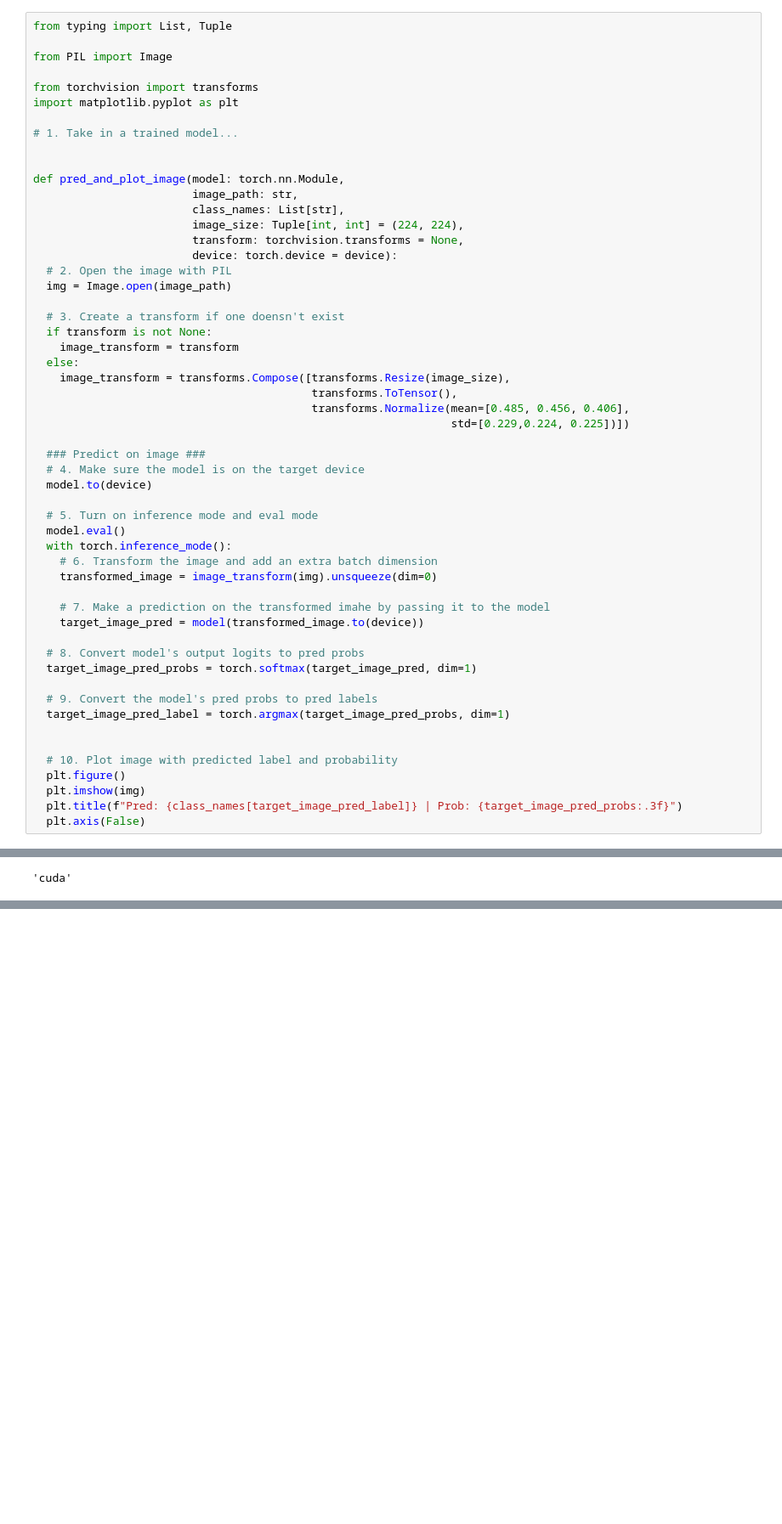
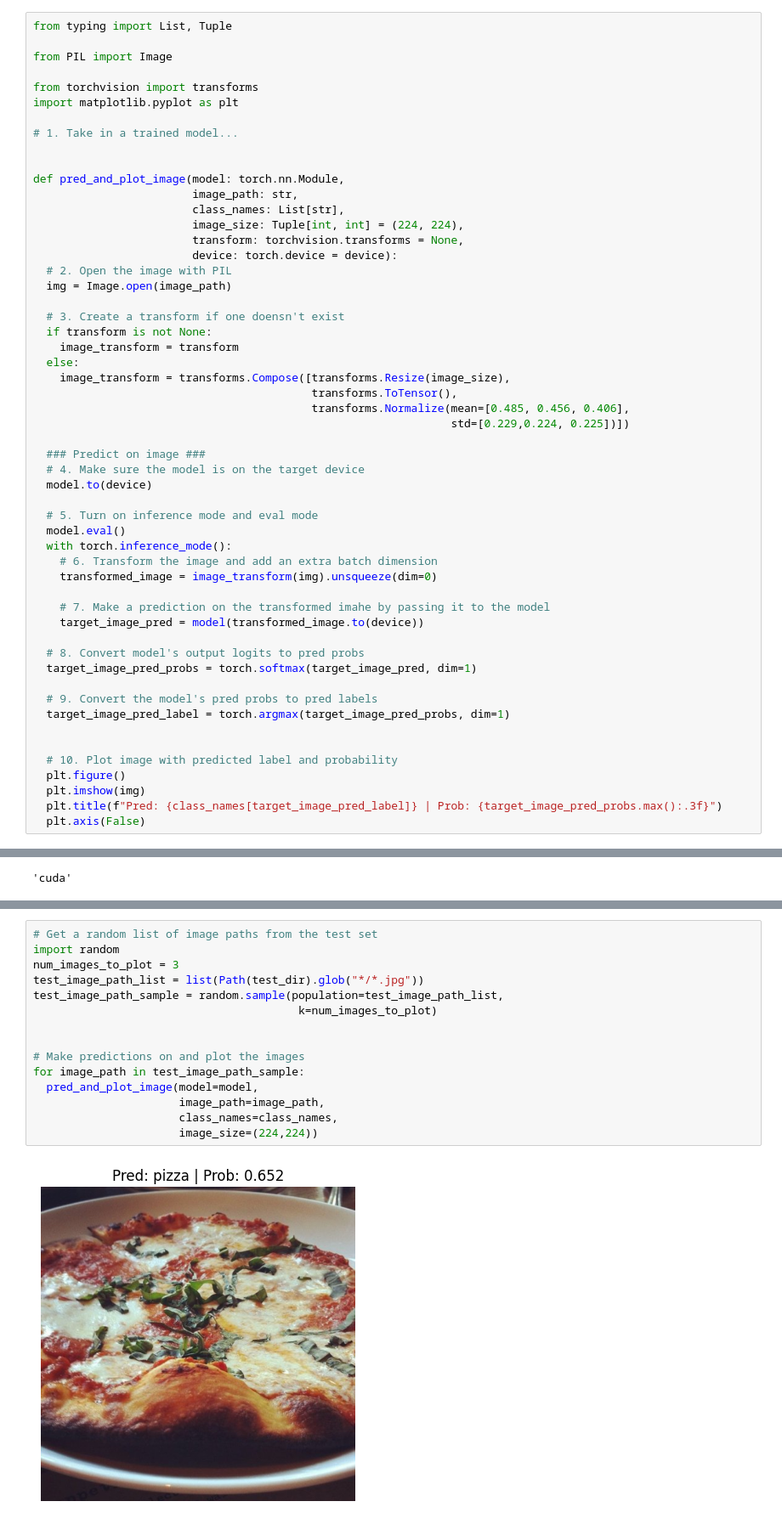
Before and after one commit to nabinyd/60-Days-of-learning, a Jupyter notebook: DLPT_06_PyTorch__Transfer_Learning.ipynb, the cells around one changed output, grey strips where cells are left out. Shown at 85% size. Cells and saved outputs as stored; diff of their text form; blank space fills up the shorter version.

```diff
--- a/DLPT_06_PyTorch__Transfer_Learning.ipynb
+++ b/DLPT_06_PyTorch__Transfer_Learning.ipynb
@@ -598,7 +598,7 @@ def pred_and_plot_image(model: torch.nn.Module,
   # 10. Plot image with predicted label and probability
   plt.figure()
   plt.imshow(img)
-  plt.title(f"Pred: {class_names[target_image_pred_label]} | Prob: {target_image_pred_probs:.3f}")
+  plt.title(f"Pred: {class_names[target_image_pred_label]} | Prob: {target_image_pred_probs.max():.3f}")
   plt.axis(False)
 # %%
 device
@@ -606,0 +611,17 @@ device
+# %%
+# Get a random list of image paths from the test set
+import random
+num_images_to_plot = 3
+test_image_path_list = list(Path(test_dir).glob("*/*.jpg"))
+test_image_path_sample = random.sample(population=test_image_path_list,
+                                        k=num_images_to_plot)
+
+
+# Make predictions on and plot the images
+for image_path in test_image_path_sample:
+  pred_and_plot_image(model=model,
+                      image_path=image_path,
+                      class_names=class_names,
+                      image_size=(224,224))
+# %% [output]
+[figure, added]
```
Also changed, not shown: parts of 9 cells of this notebook.
